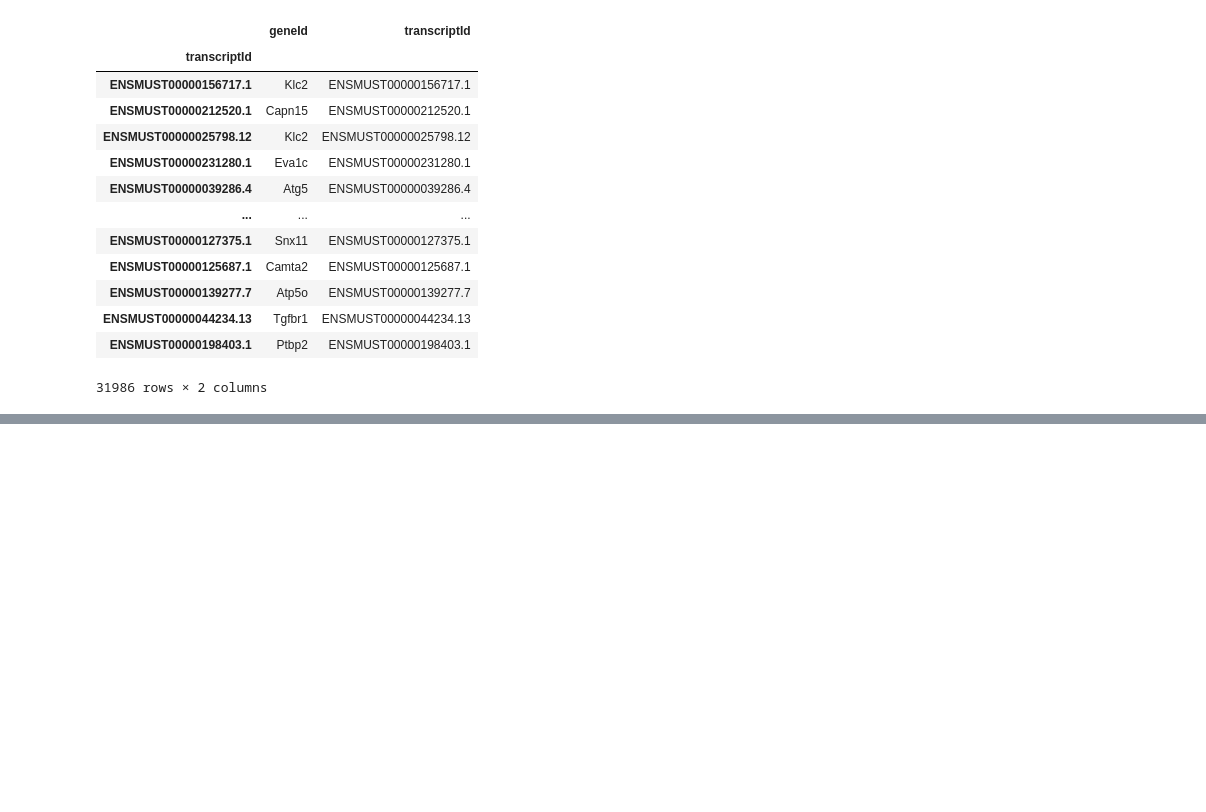
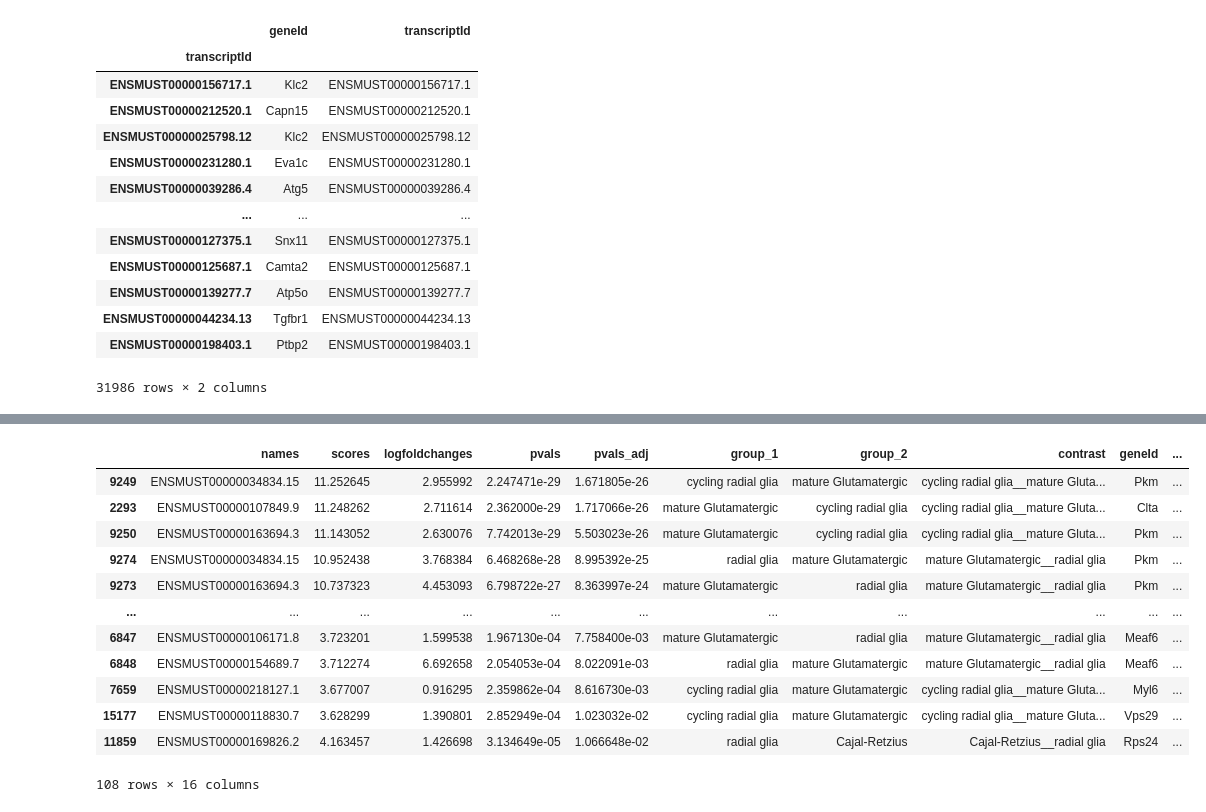
Before and after one commit to cobioda/allos, a Jupyter notebook: nbs/005_switch_search.ipynb, the cells around one changed output, grey strips where cells are left out. Cells and saved outputs as stored; diff of their text form; code cells hidden in the pictures; blank space fills up the shorter version.

```diff
--- a/nbs/005_switch_search.ipynb
+++ b/nbs/005_switch_search.ipynb
@@ -1216,0 +1248,18 @@ Isoform_anndata.var
+# %%
+switches_scanpy_wilcoxin = Isoform_anndata.find_switching_isoforms()
+# %%
+switches_scanpy_wilcoxin.sort_values(by='pvals_adj')
+# %% [output]
+|  | names | scores | logfoldchanges | pvals | pvals_adj | group_1 | group_2 | contrast | geneId | ... |
+| 9249 | ENSMUST00000034834.15 | 11.252645 | 2.955992 | 2.247471e-29 | 1.671805e-26 | cycling radial glia | mature Glutamatergic | cycling radial glia__mature Gluta... | Pkm | ... |
+| 2293 | ENSMUST00000107849.9 | 11.248262 | 2.711614 | 2.362000e-29 | 1.717066e-26 | mature Glutamatergic | cycling radial glia | cycling radial glia__mature Gluta... | Clta | ... |
+| 9250 | ENSMUST00000163694.3 | 11.143052 | 2.630076 | 7.742013e-29 | 5.503023e-26 | mature Glutamatergic | cycling radial glia | cycling radial glia__mature Gluta... | Pkm | ... |
+| 9274 | ENSMUST00000034834.15 | 10.952438 | 3.768384 | 6.468268e-28 | 8.995392e-25 | radial glia | mature Glutamatergic | mature Glutamatergic__radial glia | Pkm | ... |
+| 9273 | ENSMUST00000163694.3 | 10.737323 | 4.453093 | 6.798722e-27 | 8.363997e-24 | mature Glutamatergic | radial glia | mature Glutamatergic__radial glia | Pkm | ... |
+| ... | ... | ... | ... | ... | ... | ... | ... | ... | ... | ... |
+| 6847 | ENSMUST00000106171.8 | 3.723201 | 1.599538 | 1.967130e-04 | 7.758400e-03 | mature Glutamatergic | radial glia | mature Glutamatergic__radial glia | Meaf6 | ... |
+| 6848 | ENSMUST00000154689.7 | 3.712274 | 6.692658 | 2.054053e-04 | 8.022091e-03 | radial glia | mature Glutamatergic | mature Glutamatergic__radial glia | Meaf6 | ... |
+| 7659 | ENSMUST00000218127.1 | 3.677007 | 0.916295 | 2.359862e-04 | 8.616730e-03 | cycling radial glia | mature Glutamatergic | cycling radial glia__mature Gluta... | Myl6 | ... |
+| 15177 | ENSMUST00000118830.7 | 3.628299 | 1.390801 | 2.852949e-04 | 1.023032e-02 | cycling radial glia | mature Glutamatergic | cycling radial glia__mature Gluta... | Vps29 | ... |
+| 11859 | ENSMUST00000169826.2 | 4.163457 | 1.426698 | 3.134649e-05 | 1.066648e-02 | radial glia | Cajal-Retzius | Cajal-Retzius__radial glia | Rps24 | ... |
+108 rows × 16 columns
```
Also changed, not shown: parts of 5 cells of this notebook, 3 other files.
